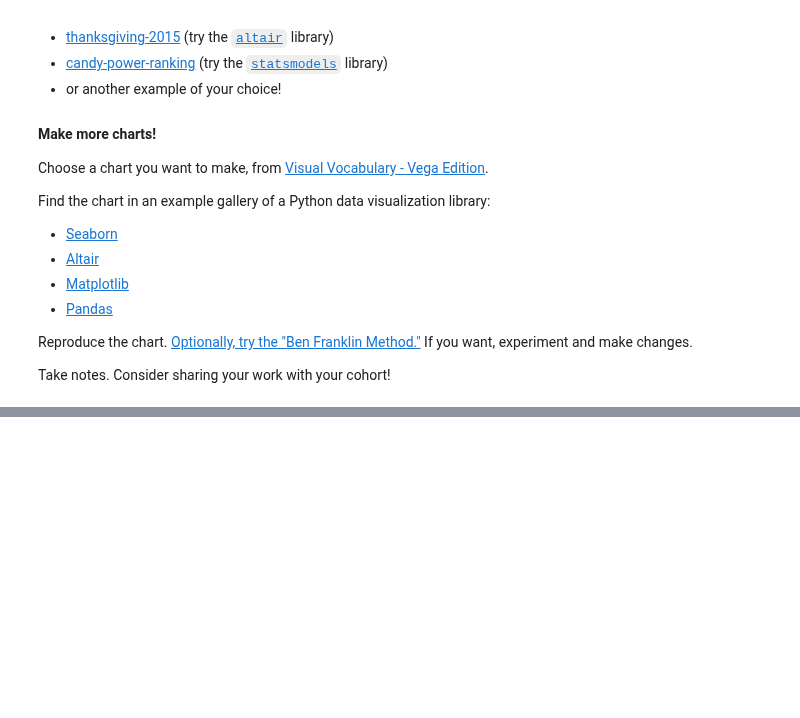
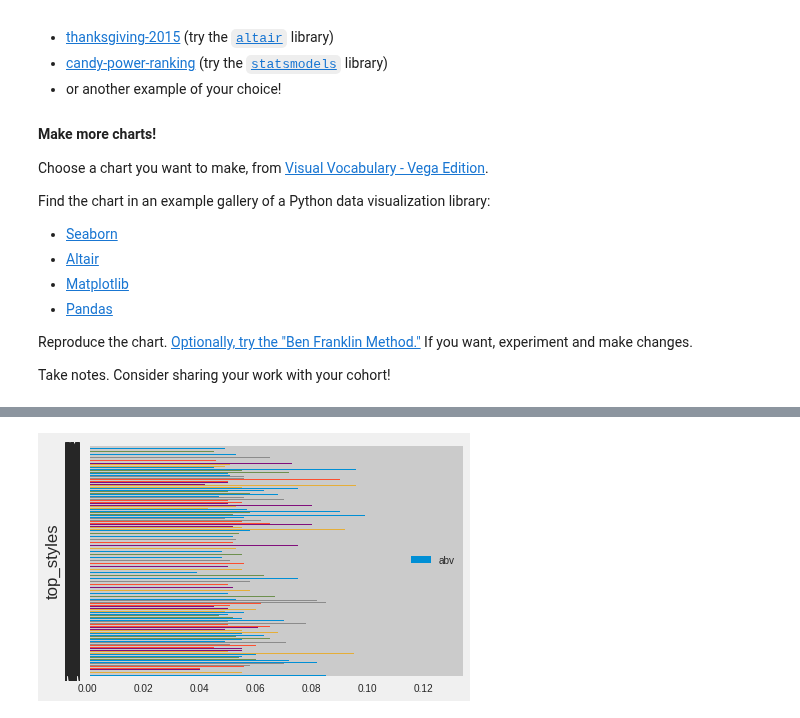
Before and after one commit to bloominstituteoftechnology/DS-Unit-1-Sprint-3-Data-Storytelling, a Jupyter notebook: module3-make-explanatory-visualizations/LS_DS_223_Make_explanatory_visualizations.ipynb, the cells around one changed output, grey strips where cells are left out. Drawn from its saved outputs; the diff is of its cells as text; code cells hidden in the pictures; blank space fills up the shorter version.

```diff
--- a/module3-make-explanatory-visualizations/LS_DS_223_Make_explanatory_visualizations.ipynb
+++ b/module3-make-explanatory-visualizations/LS_DS_223_Make_explanatory_visualizations.ipynb
@@ -253,0 +430,5 @@ Take notes. Consider sharing your work with your cohort!
+# %%
+# beer dataset exploration for fun/practice
+
+from google.colab import files
+uploaded = files.upload()
@@ -253,0 +438,5 @@ Take notes. Consider sharing your work with your cohort!
+# %%
+import io
+beer = pd.read_csv(io.BytesIO(uploaded['beers.csv']))
+
+beer.head()
@@ -253,0 +486,4 @@ Take notes. Consider sharing your work with your cohort!
+# %%
+beer["abv"] = beer["abv"].fillna(value=0.056)
+beer["ibu"] = beer["ibu"].fillna(value=35)
+beer.isnull().sum()
@@ -253,0 +500,6 @@ Take notes. Consider sharing your work with your cohort!
+# %%
+beer["top_styles"] = beer["style"].value_counts().sort_values(ascending=False)
+# %%
+beer.plot("top_styles", "abv", kind="barh");
+# %% [output]
+[figure, added]
```
Also changed, not shown: parts of 22 cells of this notebook.
